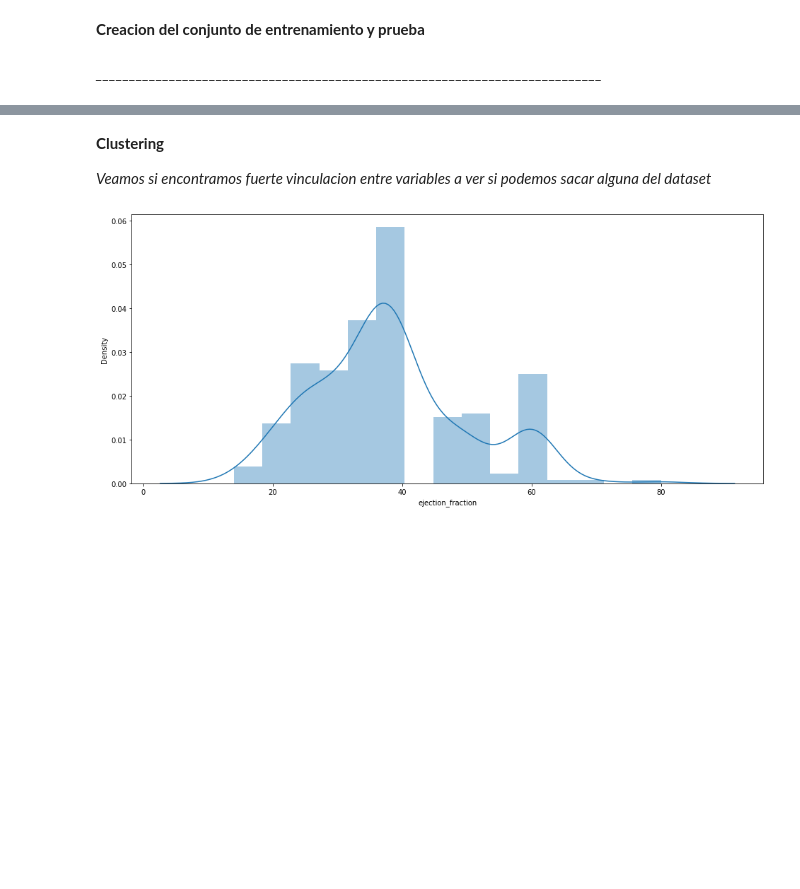
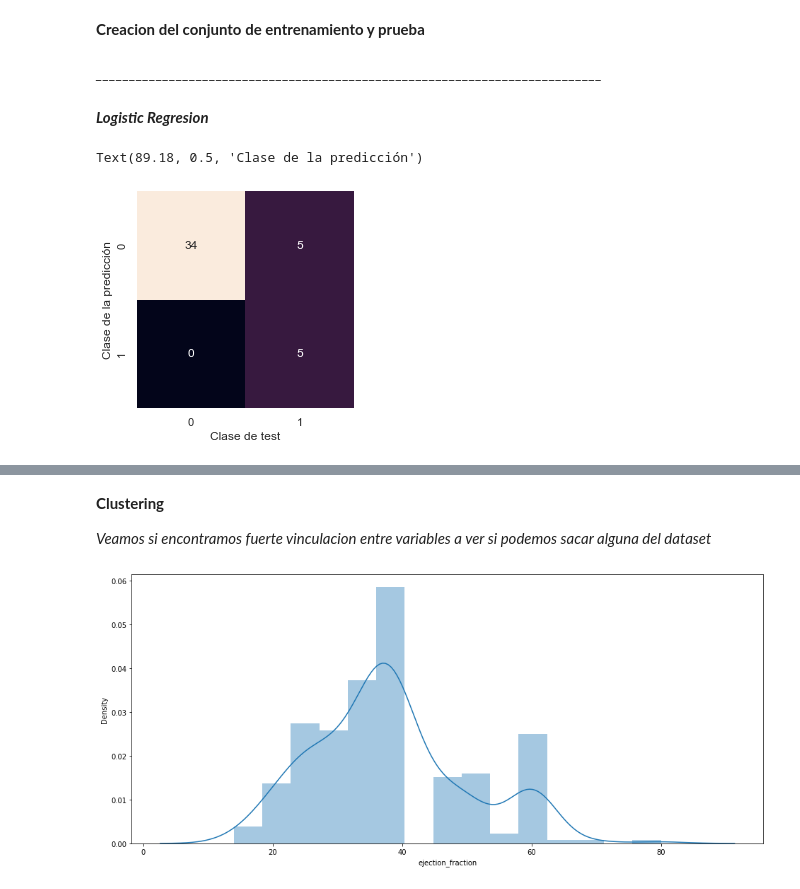
Before and after one commit to Fedenov/Aprendizaje_Automatico_Tarea3, a Jupyter notebook: Tarea3.ipynb, the cells around one changed output, grey strips where cells are left out. Drawn from its saved outputs; the diff is of its cells as text; code cells hidden in the pictures; blank space fills up the shorter version.

Commit message:
logistic regression

```diff
--- a/Tarea3.ipynb
+++ b/Tarea3.ipynb
@@ -498,3 +503,23 @@ y = newDataSet['DEATH_EVENT']
 X_train, X_test, y_train, y_test = train_test_split(X, y, train_size = 0.8)
 # %% [markdown]
 *____________________________________________________________________________*
+# %% [markdown]
+***Logistic Regresion***
+# %%
+model = LogisticRegression()
+model.fit(X_train, y_train)
+y_predict = model.predict(X_test)
+sns.set()
+mat = confusion_matrix(y_test, y_predict)
+sns.heatmap(mat.T, square=True, annot=True, fmt='d', cbar=False)
+plt.xlabel('Clase de test')
+plt.ylabel('Clase de la predicción')
+
+
+# y_score = model.fit(X_train, y_train)
+# model.fit(X_train, y_train)
+# y_predict = model.predict_proba(X_test)
+# print (y_predict)
+# %% [output]
+Text(89.18, 0.5, 'Clase de la predicción')
+[figure, added]
```
Also changed, not shown: parts of 4 cells of this notebook, 1 other file.
